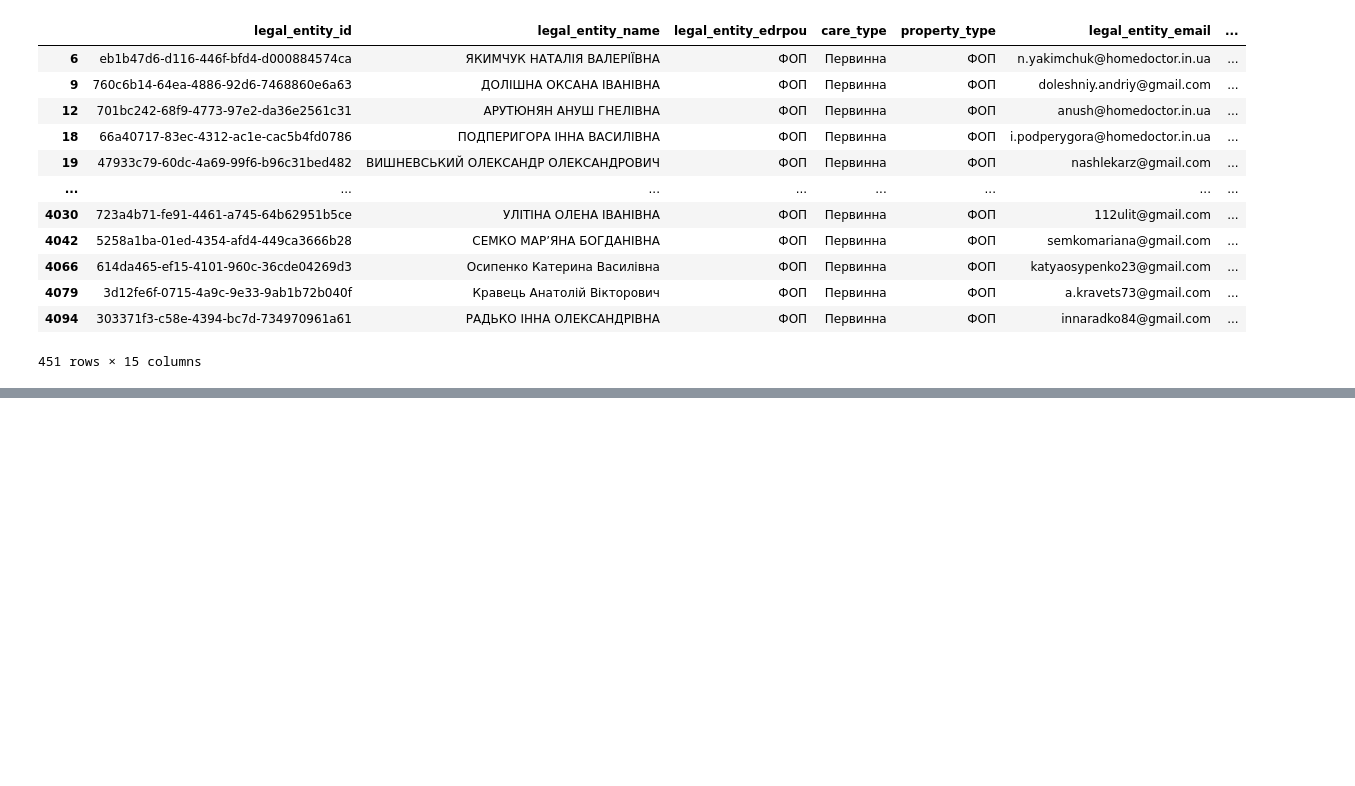
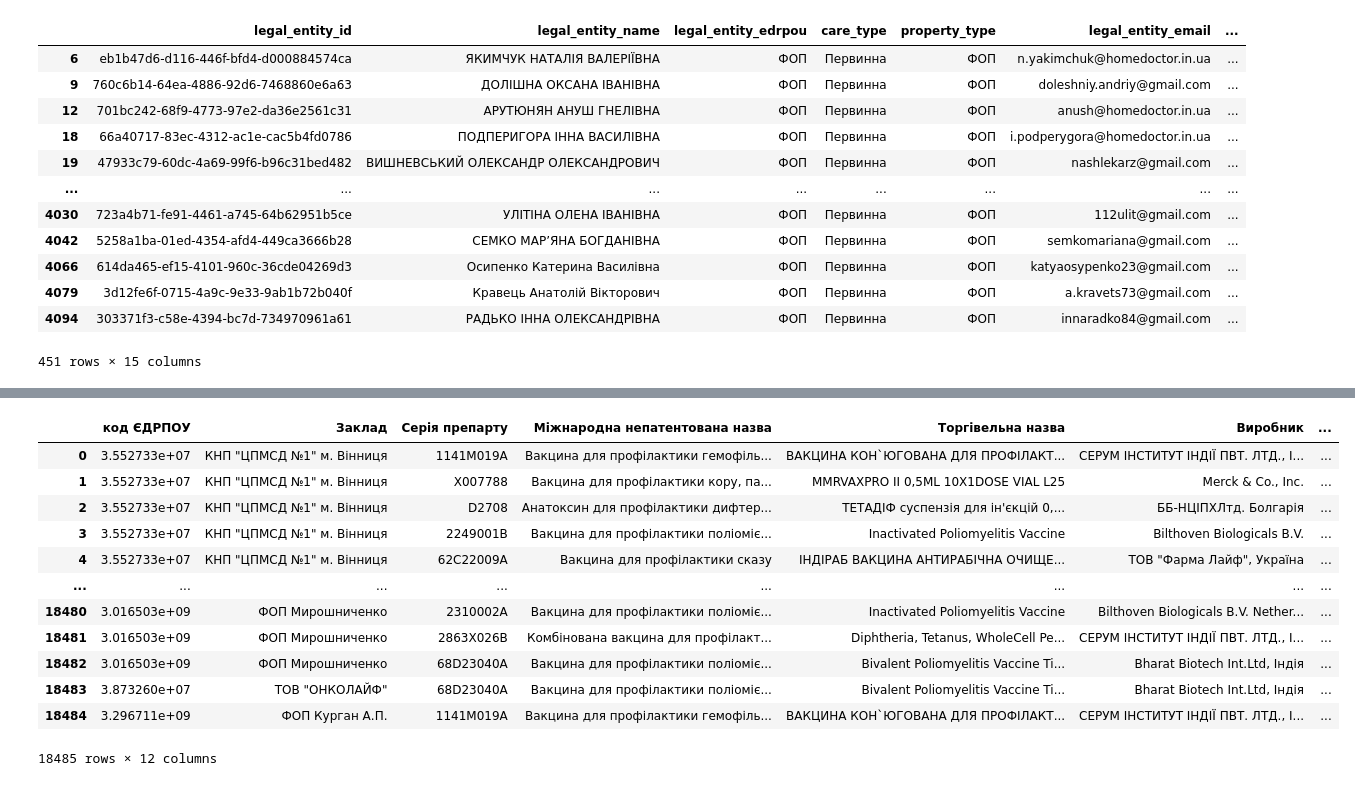
Before and after one commit to NonPersistentMind/VacPlanner, a Jupyter notebook: test_facilities_presence.ipynb, the cells around one changed output, grey strips where cells are left out. Saved outputs shown, nothing was run; the diff lists cells and outputs as text; code cells hidden in the pictures; blank space fills up the shorter version.

```diff
--- a/test_facilities_presence.ipynb
+++ b/test_facilities_presence.ipynb
@@ -341,0 +372,17 @@ r2
+# %%
+df_for_fops = pd.read_csv('Data/Auxillary/Дані для співставлення .csv')
+df_for_fops
+# %% [output]
+|  | код ЄДРПОУ | Заклад | Серія препарту | Міжнародна непатентована назва | Торгівельна назва | Виробник | ... |
+| 0 | 3.552733e+07 | КНП "ЦПМСД №1" м. Вінниця | 1141M019A | Вакцина для профілактики гемофіль... | ВАКЦИНА КОН`ЮГОВАНА ДЛЯ ПРОФІЛАКТ... | СЕРУМ ІНСТИТУТ ІНДІЇ ПВТ. ЛТД., І... | ... |
+| 1 | 3.552733e+07 | КНП "ЦПМСД №1" м. Вінниця | X007788 | Вакцина для профілактики кору, па... | MMRVAXPRO II 0,5ML 10X1DOSE VIAL L25 | Merck & Co., Inc. | ... |
+| 2 | 3.552733e+07 | КНП "ЦПМСД №1" м. Вінниця | D2708 | Анатоксин для профілактики дифтер... | ТЕТАДІФ суспензія для ін'єкцій 0,... | ББ-НЦІПХЛтд. Болгарія | ... |
+| 3 | 3.552733e+07 | КНП "ЦПМСД №1" м. Вінниця | 2249001B | Вакцина для профілактики поліоміє... | Inactivated Poliomyelitis Vaccine | Bilthoven Biologicals B.V. | ... |
+| 4 | 3.552733e+07 | КНП "ЦПМСД №1" м. Вінниця | 62С22009А | Вакцина для профілактики сказу | ІНДІРАБ ВАКЦИНА АНТИРАБІЧНА ОЧИЩЕ... | ТОВ "Фарма Лайф", Україна | ... |
+| ... | ... | ... | ... | ... | ... | ... | ... |
+| 18480 | 3.016503e+09 | ФОП Мирошниченко | 2310002A | Вакцина для профілактики поліоміє... | Inactivated Poliomyelitis Vaccine | Bilthoven Biologicals B.V. Nether... | ... |
+| 18481 | 3.016503e+09 | ФОП Мирошниченко | 2863X026B | Комбінована вакцина для профілакт... | Diphtheria, Tetanus, WholeCell Pe... | СЕРУМ ІНСТИТУТ ІНДІЇ ПВТ. ЛТД., І... | ... |
+| 18482 | 3.016503e+09 | ФОП Мирошниченко | 68D23040А | Вакцина для профілактики поліоміє... | Bivalent Poliomyelitis Vaccine Ti... | Bharat Biotech Int.Ltd, Індія | ... |
+| 18483 | 3.873260e+07 | ТОВ "ОНКОЛАЙФ" | 68D23040А | Вакцина для профілактики поліоміє... | Bivalent Poliomyelitis Vaccine Ti... | Bharat Biotech Int.Ltd, Індія | ... |
+| 18484 | 3.296711e+09 | ФОП Курган А.П. | 1141M019A | Вакцина для профілактики гемофіль... | ВАКЦИНА КОН`ЮГОВАНА ДЛЯ ПРОФІЛАКТ... | СЕРУМ ІНСТИТУТ ІНДІЇ ПВТ. ЛТД., І... | ... |
+18485 rows × 12 columns
```
Also changed, not shown: parts of 9 cells of this notebook, 11 other files.
